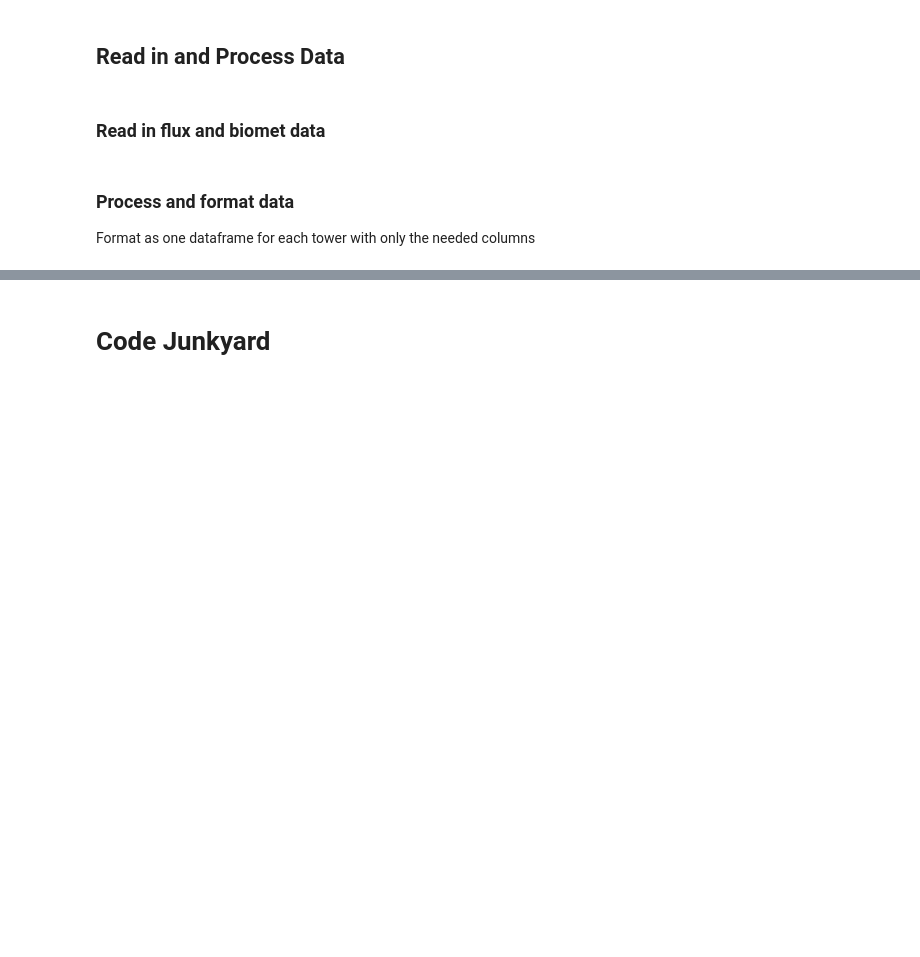
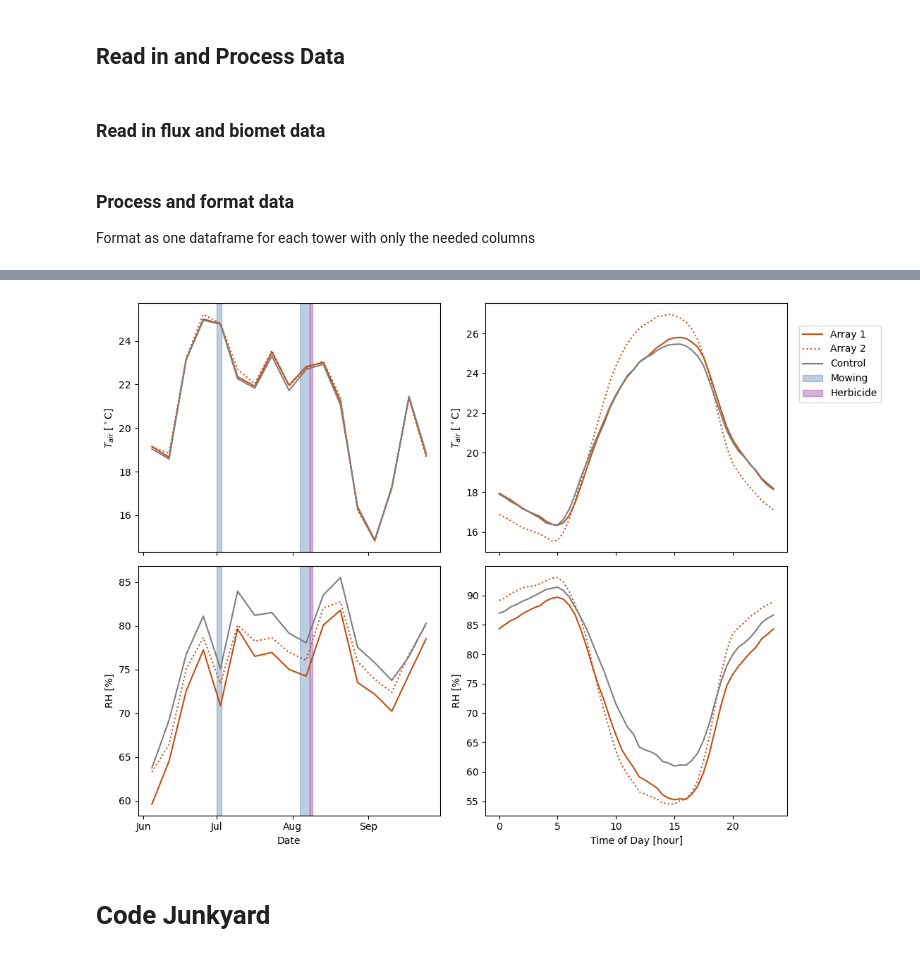
Before and after one commit to ermather/Kogonsa_Solar_obs_analysis, a Jupyter notebook: obs_analysis/AVRF_manuscript_figs.ipynb, the cells around one changed output, grey strips where cells are left out. Drawn from its saved outputs; the diff is of its cells as text; code cells hidden in the pictures; blank space fills up the shorter version.

```diff
--- a/obs_analysis/AVRF_manuscript_figs.ipynb
+++ b/obs_analysis/AVRF_manuscript_figs.ipynb
@@ -690,0 +292,81 @@ plt.savefig(save_base_path + 'SWin_dirfrac_and_flux.png')
+# %%
+#Micromet - TA and RH plot
+
+#Dictionary with variable names and units
+vardict = {'$T_{air}$': ['TA1', 'TA2', '[$^\circ$C]'],
+           'RH': ['RH1', 'RH2', '[%]']
+}
+
+#Create plot
+figsize = (10, 8)
+fig, axs = plt.subplots(2,2,  figsize = figsize, sharex = 'col')
+
+
+#Add management as vertical lines on each plot
+for ax in axs[:, 0]:
+    m1 = ax.axvspan(xmin=dt.datetime(2025, 7, 1), xmax=dt.datetime(2025, 7, 3), alpha=0.3, color=colordict['south'])
+    ax.axvspan(xmin=dt.datetime(2025, 8, 4), xmax=dt.datetime(2025, 8, 8), alpha=0.3, color=colordict['south'])
+    m2 = ax.axvspan(xmin=dt.datetime(2025, 8, 8), xmax=dt.datetime(2025, 8, 9), alpha=0.3, color=colordict['other3'])
+
+
+#Loop through variables, plot time series and cumulative plot for each
+handles = [] #Empty list - later filled with legend labels
+for i in range(len(vardict.keys())): #Need i for plotting
+    var = list(vardict.keys())[i]
+    col1 = vardict[var][0]
+    col2 = vardict[var][1]
+    units = vardict[var][2]
+    print(var)
+
+    #Time series plot
+    #Select left axis
+    axl = axs[i, 0]
+
+    KSA_avg1 = weighted_week_avg(KSA_use[col1])
+    KSA_avg2 = weighted_week_avg(KSA_use[col2])
+    KSC_avg = weighted_week_avg(KSC_use[col1])
+
+    #Plot time series on left axis
+    l1 = axl.plot(KSA_avg1[sd:ed], label = 'Array', c = arraycolor)
+    l2 = axl.plot(KSA_avg2[sd:ed], label = 'Array', c = arraycolor, linestyle = ':')
+    l3 = axl.plot(KSC_avg[sd:ed], label = 'Control', c = colordict['control'])
+
+    axl.set_ylabel(var  + ' ' + units)
+
+    #Cumulative plot
+    #Right axis
+    axr = axs[i, 1]
+
+    #calculate cumulative values
+    KSA_day_cyc1 = day_cyc(KSA_use[col1])
+    KSA_day_cyc2 = day_cyc(KSA_use[col2])
+    KSC_day_cyc = day_cyc(KSC_use[col1])
+
+    axr.set_ylabel(var  + ' ' + units)
+
+
+    axr.plot(hh_index, KSA_day_cyc1, c = arraycolor)
+    axr.plot(hh_index, KSA_day_cyc2, c = arraycolor, linestyle = ':')
+    axr.plot(hh_index, KSC_day_cyc, c = colordict['control'])
+
+
+    if not handles: #handles is a list which returns false if empty (if empty, then include values l1 and l2)
+        handles = [l1[0], l2[0], l3[0], m1, m2]
+
+
+axl.xaxis.set_major_locator(mdates.MonthLocator())  # Tick at start of each month
+axl.xaxis.set_major_formatter(mdates.DateFormatter('%b'))  # Format as abbreviated month name
+
+#X-axis labels
+axl.set_xlabel('Date')
+axr.set_xlabel('Time of Day [hour]')
+
+#Add figure legend
+fig.legend(handles, ['Array 1', 'Array 2', 'Control', 'Mowing', 'Herbicide'], loc = 'upper right', bbox_to_anchor=(1.125, .95))
+
+#Save figure
+save_base_path = r'C:\Users\emily\Documents\Grad_School\Research\Solar\Figures\AVRF_manuscript\\'
+fig.tight_layout()
+# plt.savefig(save_base_path + 'all_flux_plots.png', bbox_inches=Bbox([[0,-.2],figsize]))
+plt.savefig(save_base_path + 'all_flux_plots.png', bbox_inches='tight')
+# %% [output]
@@ -691,3 +375,4 @@ plt.savefig(save_base_path + 'SWin_dirfrac_and_flux.png')
+[figure, added]
 # %% [markdown]
 # Code Junkyard
 # %%
```
Also changed, not shown: parts of 20 cells of this notebook.
